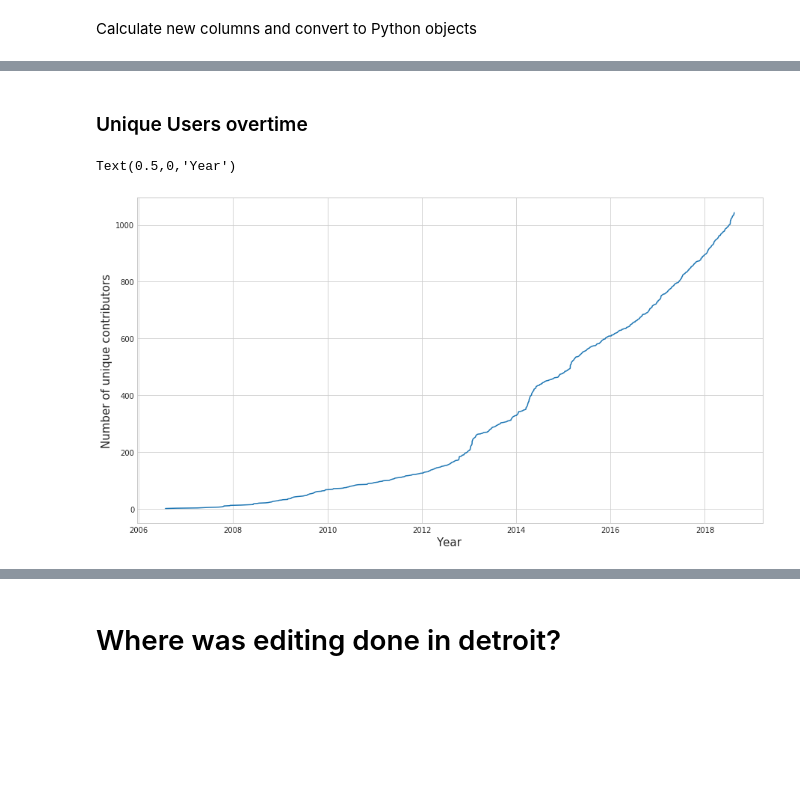
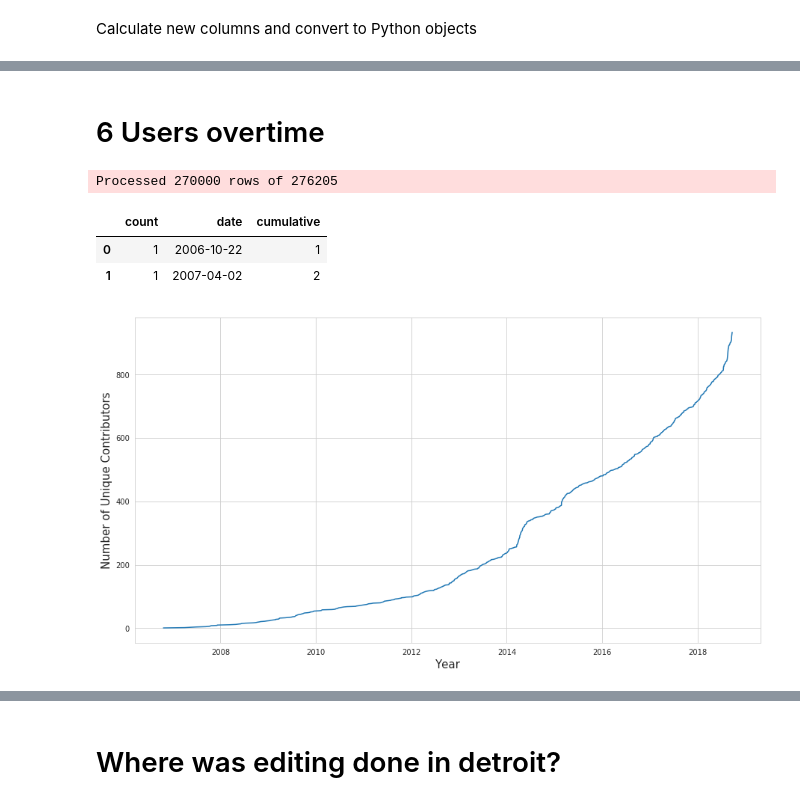
Before and after one commit to jenningsanderson/sotmus-analysis, a Jupyter notebook: analysis/GeneralAnalysis.ipynb, the cells around one changed output, grey strips where cells are left out. Drawn from its saved outputs; the diff is of its cells as text; code cells hidden in the pictures; blank space fills up the shorter version.

```diff
--- a/analysis/GeneralAnalysis.ipynb
+++ b/analysis/GeneralAnalysis.ipynb
@@ -36,0 +58,4 @@ ValueError: invalid literal for int() with base 10: 'false'
+# %%
+#Cast length and area to floats
+df.length = pd.to_numeric(df.length, downcast='float')
+df.area = pd.to_numeric(df.length, downcast='float')
@@ -37,26 +141,40 @@ ValueError: invalid literal for int() with base 10: 'false'
 # %% [markdown]
-### Unique Users overtime
+# 6 Users overtime
 # %%
-allUsers = []
-dates = {}
-for idx, row in df.sort_values(by='validSince').iterrows():
-    if row.user not in allUsers:
-        if row.date in dates:
-            dates[row.date]+=1
-        else:
-            dates[row.date]=1
-        allUsers.append(row.user)
-dates2 = []
-for date, value in dates.items():
-    dates2.append({'date':date, 'count':value})
-unique_users_over_time = pd.DataFrame(dates2)
+def get_unique_users_overtime(df):
+    """ Function to count unique users overtime in a dataframe
+        Input: Dataframe
+        Returns: Dataframe
+    """
+    allUsers = []
+    dates = {}
+    size=len(df)
+    for idx, row in df.sort_values(by='validSince').iterrows():
+        if row.user not in allUsers:
+            if row.date in dates:
+                dates[row.date]+=1
+            else:
+                dates[row.date]=1
+            allUsers.append(row.user)
+        if (idx%10000==0):
+            sys.stderr.write('\rProcessed '+str(idx)+" rows of "+str(size))
+    dates2 = []
+    for date, value in dates.items():
+        dates2.append({'date':date, 'count':value})
+    return pd.DataFrame(sorted(dates2,key=lambda d: d['date']))
 # %%
+unique_users_over_time = get_unique_users_overtime(df)
 unique_users_over_time['cumulative'] = unique_users_over_time['count'].cumsum()
+unique_users_over_time.head(2)
+# %% [output]
+Processed 270000 rows of 276205
+|  | count | date | cumulative |
+| 0 | 1 | 2006-10-22 | 1 |
+| 1 | 1 | 2007-04-02 | 2 |
 # %%
 sns.set_style('whitegrid')
 ax = unique_users_over_time.plot(x='date',y='cumulative',figsize=(15,8),legend=None)
-ax.set_ylabel('Number of unique contributors', fontsize=15);
-ax.set_xlabel('Year', fontsize=15)
+ax.set_ylabel('Number of Unique Contributors', fontsize=15);
+ax.set_xlabel('Year', fontsize=15);
 # %% [output]
-Text(0.5,0,'Year')
-[figure, old version]
+[figure, new version]
```
Also changed, not shown: parts of 20 cells of this notebook, 9 other files.
